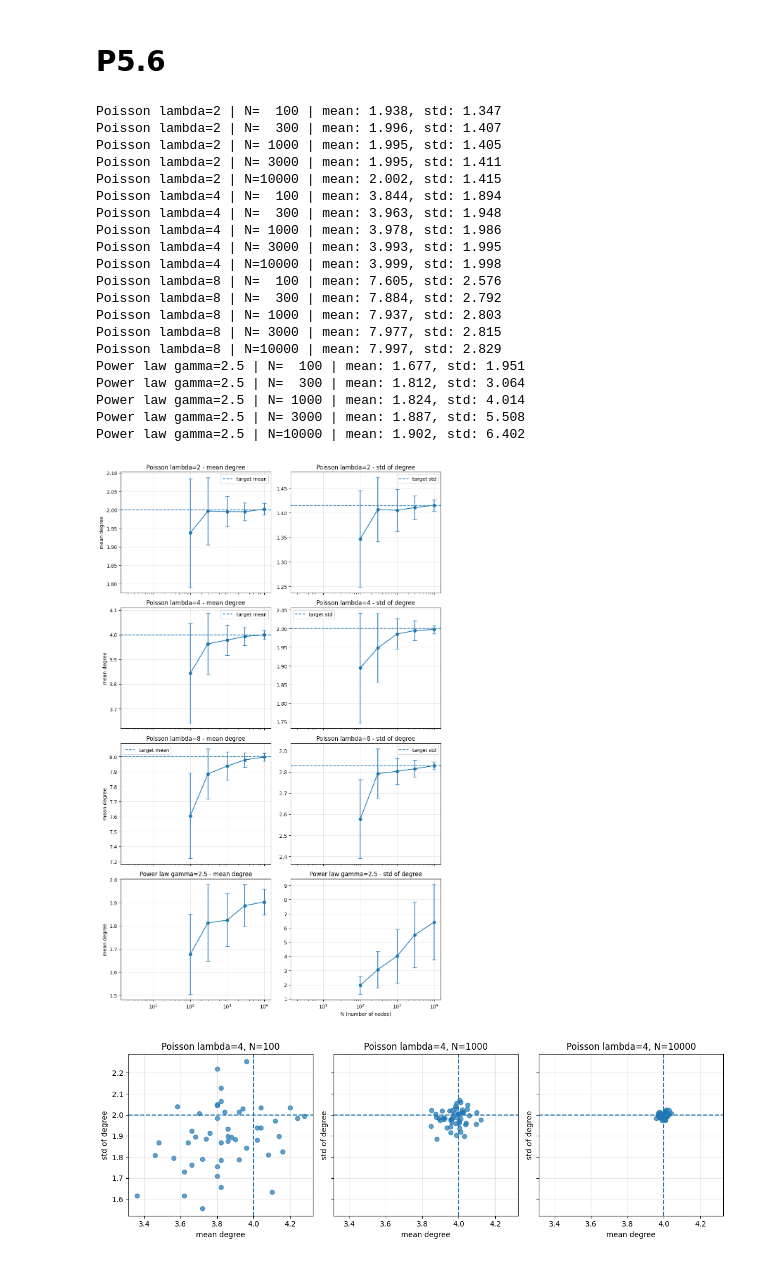
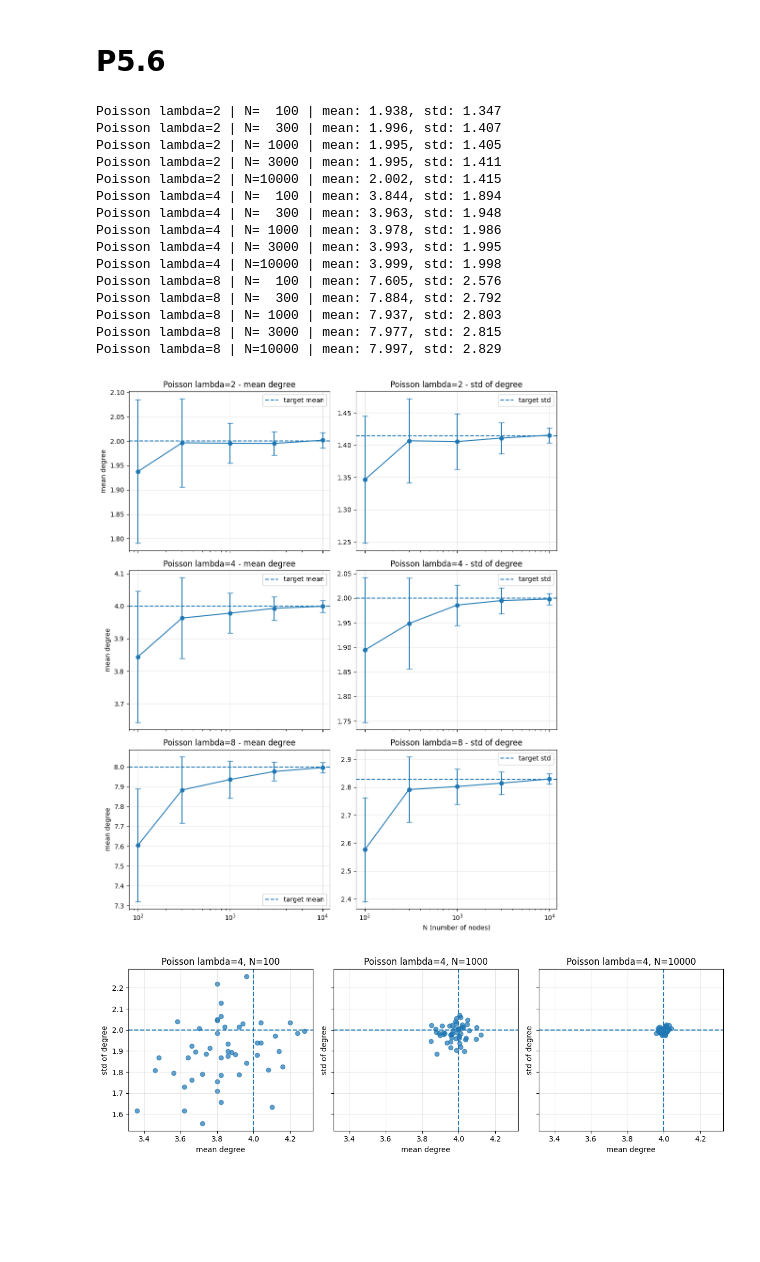
Before and after one commit to HJaczynski/Social-Networks-and-Recomendation-Systems, a Jupyter notebook: Labs/task5.ipynb, the cells around one changed output. Drawn from its saved outputs; the diff is of its cells as text; code cells hidden in the pictures; blank space fills up the shorter version.

```diff
--- a/Labs/task5.ipynb
+++ b/Labs/task5.ipynb
@@ -212,7 +193,6 @@ def convergence_experiment_cases(
 
     for case in cases:
         name = case["name"]
-        dist = case["dist"]
         params = case.get("params", {})
 
         data = {
@@ -232,21 +212,10 @@ def convergence_experiment_cases(
             std_list = []
 
             for _ in range(num_samples):
-                if dist == "poisson":
-                    lam = params["lam"]
-                    degrees = sample_poisson_degrees(n, lam, rng)
-                    target_mean = lam
-                    target_std = np.sqrt(lam)
-                elif dist == "powerlaw":
-                    gamma = params["gamma"]
-                    k_min = params.get("k_min", 1)
-                    degrees = sample_power_law_degrees(
-                        n, gamma=gamma, k_min=k_min, k_max=n-1, rng=rng
-                    )
-                    target_mean = None
-                    target_std = None
-                else:
-                    raise ValueError(f"Unknown dist: {dist}")
+                lam = params["lam"]
+                degrees = sample_poisson_degrees(n, lam, rng)
+                target_mean = lam
+                target_std = np.sqrt(lam)
 
                 G = configuration_model_graph(
                     degrees,
@@ -280,8 +249,7 @@ n_values = [100, 300, 1000, 3000, 10000]
 cases = [
     {"name": "Poisson lambda=2", "dist": "poisson", "params": {"lam": 2}},
     {"name": "Poisson lambda=4", "dist": "poisson", "params": {"lam": 4}},
-    {"name": "Poisson lambda=8", "dist": "poisson", "params": {"lam": 8}},
-    {"name": "Power law gamma=2.5", "dist": "powerlaw", "params": {"gamma": 2.5, "k_min": 1}},
+    {"name": "Poisson lambda=8", "dist": "poisson", "params": {"lam": 8}}
 ]
 
 results = convergence_experiment_cases(
@@ -306,11 +274,6 @@ Poisson lambda=8 | N=  300 | mean: 7.884, std: 2.792
 Poisson lambda=8 | N= 1000 | mean: 7.937, std: 2.803
 Poisson lambda=8 | N= 3000 | mean: 7.977, std: 2.815
 Poisson lambda=8 | N=10000 | mean: 7.997, std: 2.829
-Power law gamma=2.5 | N=  100 | mean: 1.677, std: 1.951
-Power law gamma=2.5 | N=  300 | mean: 1.812, std: 3.064
-Power law gamma=2.5 | N= 1000 | mean: 1.824, std: 4.014
-Power law gamma=2.5 | N= 3000 | mean: 1.887, std: 5.508
-Power law gamma=2.5 | N=10000 | mean: 1.902, std: 6.402
 # %%
 def plot_convergence_results(results, logx=True):
     num_cases = len(results)
@@ -328,37 +291,37 @@ def plot_convergence_results(results, logx=True):
         std_err = np.array(data["std_std_between_graphs"])
         target_mean = data["target_mean"]
         target_std = data["target_std"]
 
         ax = axes[row, 0]
         ax.errorbar(n_values, mean_obs, yerr=mean_err,
                     marker="o", capsize=4)
-        if all(t is not None for t in target_mean):
-            ax.axhline(target_mean[0], linestyle="--", label="target mean")
-            ax.legend()
+        ax.axhline(target_mean[0], linestyle="--", label="target mean")
+        ax.legend()
         ax.set_title(f"{name} - mean degree")
         ax.set_ylabel("mean degree")
         if logx:
             ax.set_xscale("log")
         ax.grid(True, alpha=0.3)
 
         ax = axes[row, 1]
         ax.errorbar(n_values, std_obs, yerr=std_err,
                     marker="o", capsize=4)
         if all(t is not None for t in target_std):
             ax.axhline(target_std[0], linestyle="--", label="target std")
             ax.legend()
         ax.set_title(f"{name} - std of degree")
         if row == num_cases - 1:
             ax.set_xlabel("N (number of nodes)")
         if logx:
             ax.set_xscale("log")
         ax.grid(True, alpha=0.3)
 
+    plt.xlim((n_values[0] * 0.8, n_values[-1]* 1.2))
     plt.tight_layout()
     plt.show()
 plot_convergence_results(results, logx=True)
 # %% [output]
-[figure, old version]
+[figure, new version]
 # %%
 def plot_scatter_for_case(results, case_name, n_indices=None):
     """
```
Also changed, not shown: parts of 2 cells of this notebook.
